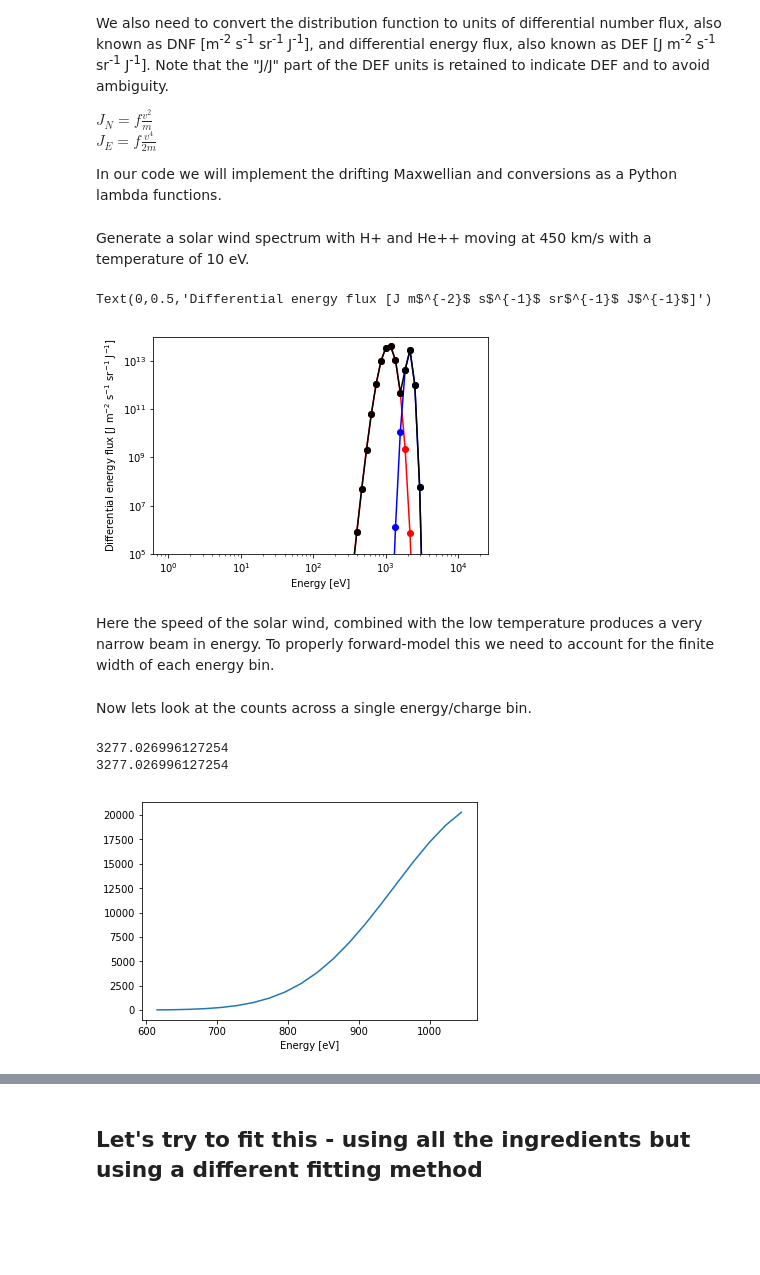
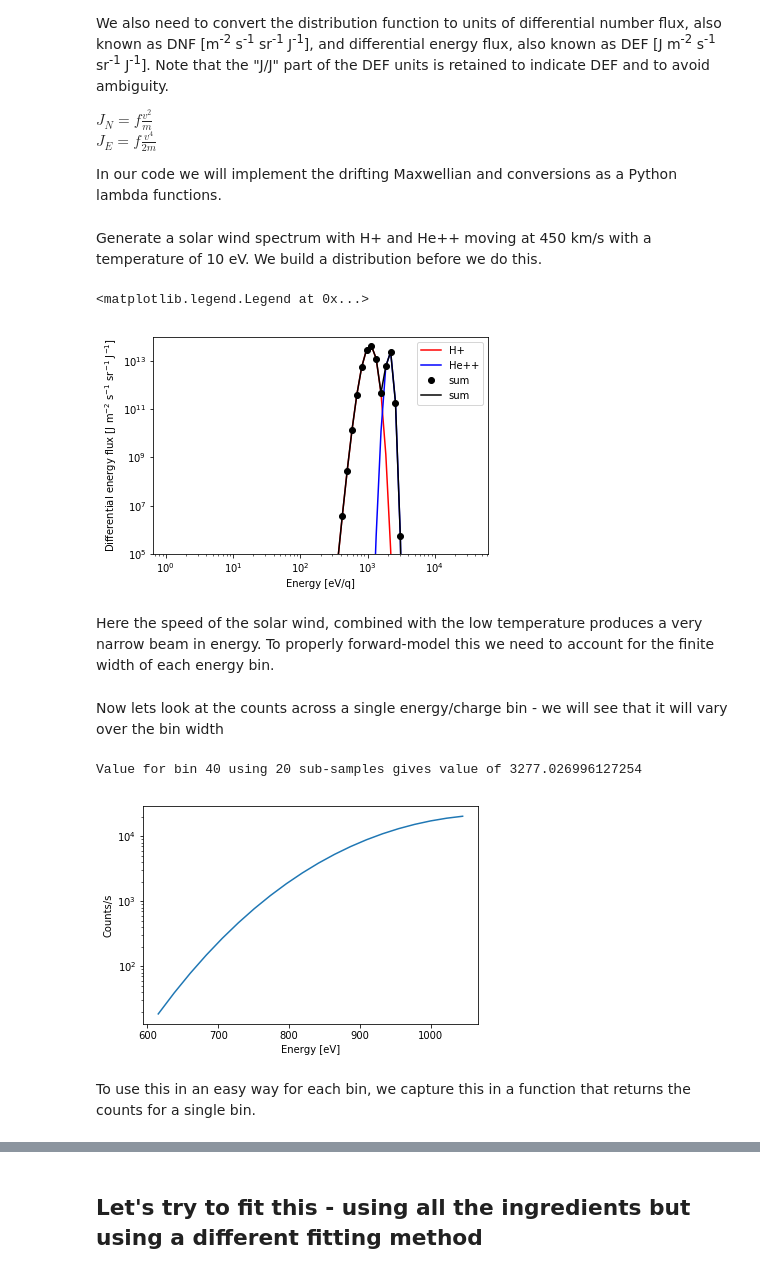
Before and after one commit to apwalsh/EDAS2018_Arridge, a Jupyter notebook: Arridge-Part2.ipynb, the cells around one changed output, grey strips where cells are left out. Cells and saved outputs as stored; diff of their text form; code cells hidden in the pictures; blank space fills up the shorter version.

```diff
--- a/Arridge-Part2.ipynb
+++ b/Arridge-Part2.ipynb
@@ -55,22 +56,37 @@ def dist_mb(m, q, n, v0, th0, ph0, kT, EperQ, th, ph):
 todnf = lambda f, EperQ, m, q: f*EperQ*consts.e*2*(q/(m*consts.u))**2
 todef = lambda f, EperQ, m, q: f*((EperQ*consts.e)**2)*q*2*(q/(m*consts.u))**2
 # %% [markdown]
-Generate a solar wind spectrum with H+ and He++ moving at 450 km/s with a temperature of 10 eV.
+Generate a solar wind spectrum with H+ and He++ moving at 450 km/s with a temperature of 10 eV. We build a distribution before we do this.
 # %%
-E = np.logspace(0,4.2,64) # in eV/q
-f_h = dist_mb(1.007825032241, 1.0, 1e6*(1-0.04), 450.0,0.0,0.0, 10.0, E, 0.0, 0.0)
-f_he = dist_mb(4.00260325415, 2.0, 1e6*0.04, 450.0,0.0,0.0, 10.0, E, 0.0, 0.0)
-plt.loglog(E, todef(f_h,E,1.007825032241,1.0),'or')
-plt.loglog(E, todef(f_h,E,1.007825032241,1.0),'-r')
-plt.loglog(E,todef(f_he,E,4.00260325415,2.0),'ob')
-plt.loglog(E,todef(f_he,E,4.00260325415,2.0),'-b')
-plt.loglog(E, todef(f_h,E,1.007825032241,1.0)+todef(f_he,E,4.00260325415,2.0),'ok')
-plt.loglog(E, todef(f_h,E,1.007825032241,1.0)+todef(f_he,E,4.00260325415,2.0),'-k')
-plt.xlabel('Energy [eV]')
+# Define some parameters of the energy table and geometric/calibration factor.
+energy_resolution = 0.18
+num_energy_bins = 64
+energy_table_lower = np.zeros(num_energy_bins)
+energy_table_upper = np.zeros(num_energy_bins)
+energy_table_lower[0] = 1.0
+energy_table_upper[0] = 1.0*(1+1*energy_resolution)
+for i in range(1,num_energy_bins):
+    energy_table_lower[i] = energy_table_upper[i-1]
+    energy_table_upper[i] = energy_table_lower[i]*(1+1*energy_resolution)
+energy_table_centre = (energy_table_upper+energy_table_lower)/2.0
+G = 5e-10
+quantumeff = lambda E, scale=10000: np.exp(-(E/10000)**2)
+taua = 1.0
+
+f_h = dist_mb(1.007825032241, 1.0, 1e6*(1-0.04), 450.0,0.0,0.0, 10.0, energy_table_centre, 0.0, 0.0)
+f_he = dist_mb(4.00260325415, 2.0, 1e6*0.04, 450.0,0.0,0.0, 10.0, energy_table_centre, 0.0, 0.0)
+#plt.loglog(energy_table_centre, todef(f_h,energy_table_centre,1.007825032241,1.0),'or')
+plt.loglog(energy_table_centre, todef(f_h,energy_table_centre,1.007825032241,1.0),'-r', label='H+')
+#plt.loglog(energy_table_centre,todef(f_he,energy_table_centre,4.00260325415,2.0),'ob')
+plt.loglog(energy_table_centre,todef(f_he,energy_table_centre,4.00260325415,2.0),'-b', label='He++')
+plt.loglog(energy_table_centre, todef(f_h,energy_table_centre,1.007825032241,1.0)+todef(f_he,energy_table_centre,4.00260325415,2.0),'ok', label='sum')
+plt.loglog(energy_table_centre, todef(f_h,energy_table_centre,1.007825032241,1.0)+todef(f_he,energy_table_centre,4.00260325415,2.0),'-k', label='sum')
+plt.xlabel('Energy [eV/q]')
 plt.ylim([1e5,1e14])
 plt.ylabel('Differential energy flux [J m$^{-2}$ s$^{-1}$ sr$^{-1}$ J$^{-1}$]')
+plt.legend()
 # %% [output]
-Text(0,0.5,'Differential energy flux [J m$^{-2}$ s$^{-1}$ sr$^{-1}$ J$^{-1}$]')
+<matplotlib.legend.Legend at 0x...>
-[figure, old version]
+[figure, new version]
 # %% [markdown]
 Here the speed of the solar wind, combined with the low temperature produces a very narrow beam in energy. To properly forward-model this we need to account for the finite width of each energy bin.
@@ -92,5 +93,5 @@ quantumeff = lambda E, scale=10000: np.exp(-(E/10000)**2)
 # %% [markdown]
-Now lets look at the counts across a single energy/charge bin.
+Now lets look at the counts across a single energy/charge bin - we will see that it will vary over the bin width
 # %%
 # Bin number, and now many sub-samples to take
 i = 40
@@ -100,28 +101,24 @@ n = 20
 fwhm = energy_table_upper[i]-energy_table_lower[i]
 sig = fwhm/(2.0*np.sqrt(2.0*np.log(2)))
 tmp_energies = np.linspace(energy_table_lower[i]*(1-energy_resolution),energy_table_upper[i]*(1+energy_resolution),n)
-eps = quantumeff(tmp_energies)
-de_tmp_energies = (np.max(tmp_energies)-np.min(tmp_energies))/n
-f_h = dist_mb(1.007825032241, 1.0, 1e6*(1-0.04), 450.0,0.0,0.0, 10.0, tmp_energies, 0.0, 0.0)
 inst_response = np.exp(-0.5*((tmp_energies-energy_table_centre[i])/sig)**2)/(sig*np.sqrt(2*np.pi))
 
-print(np.sum(inst_response*todef(f_h,tmp_energies,1.007825032241,1.0)*G*eps*de_tmp_energies))
+# Calculate the efficiency at each sub-sample energy
+eps = quantumeff(tmp_energies)
 
-plt.plot(tmp_energies, todef(f_h,tmp_energies,1.007825032241,1.0)*G*eps)
+# Get the distribution at each sub-sample energy
+f_h = dist_mb(1.007825032241, 1.0, 1e6*(1-0.04), 450.0,0.0,0.0, 10.0, tmp_energies, 0.0, 0.0)
+
+plt.semilogy(tmp_energies, todef(f_h,tmp_energies,1.007825032241,1.0)*G*eps)
 plt.xlabel('Energy [eV]')
+plt.ylabel('Counts/s')
 
-# This function returns the counts in a single bin for an under-resolved population.
-def underresolve(fun, E_low, E_up, E_c, dEoverE, n=20):
-    fwhm = E_up-E_low
-    sig = fwhm/(2.0*np.sqrt(2.0*np.log(2)))
-    tmp_energies = np.linspace(E_low*(1-dEoverE), E_up*(1+dEoverE), n)
-    de_tmp_energies = (E_up*(1+dEoverE)-E_low*(1-dEoverE))/n
-    inst_response = np.exp(-0.5*((tmp_energies-E_c)/sig)**2)/(sig*np.sqrt(2*np.pi))
-    return np.sum(inst_response*fun(tmp_energies)*de_tmp_energies)
-
-# Check.
-print(underresolve(lambda E: todef(f_h,E,1.007825032241,1.0)*G*eps, energy_table_lower[i], energy_table_upper[i], energy_table_centre[i], energy_resolution))
+# We need the delta in energy to numerical integrate the combination of the count profile across the energy bin
+# and the instrument response.
+de_tmp_energies = (np.max(tmp_energies)-np.min(tmp_energies))/n
+print('Value for bin {} using {} sub-samples gives value of {}'.format(i,n,np.sum(inst_response*todef(f_h,tmp_energies,1.007825032241,1.0)*G*eps*de_tmp_energies)))
 # %% [output]
-3277.026996127254
-3277.026996127254
+Value for bin 40 using 20 sub-samples gives value of 3277.026996127254
-[figure, old version]
+[figure, new version]
+# %% [markdown]
+To use this in an easy way for each bin, we capture this in a function that returns the counts for a single bin.
```
Also changed, not shown: parts of 10 cells of this notebook, 2 other files.
